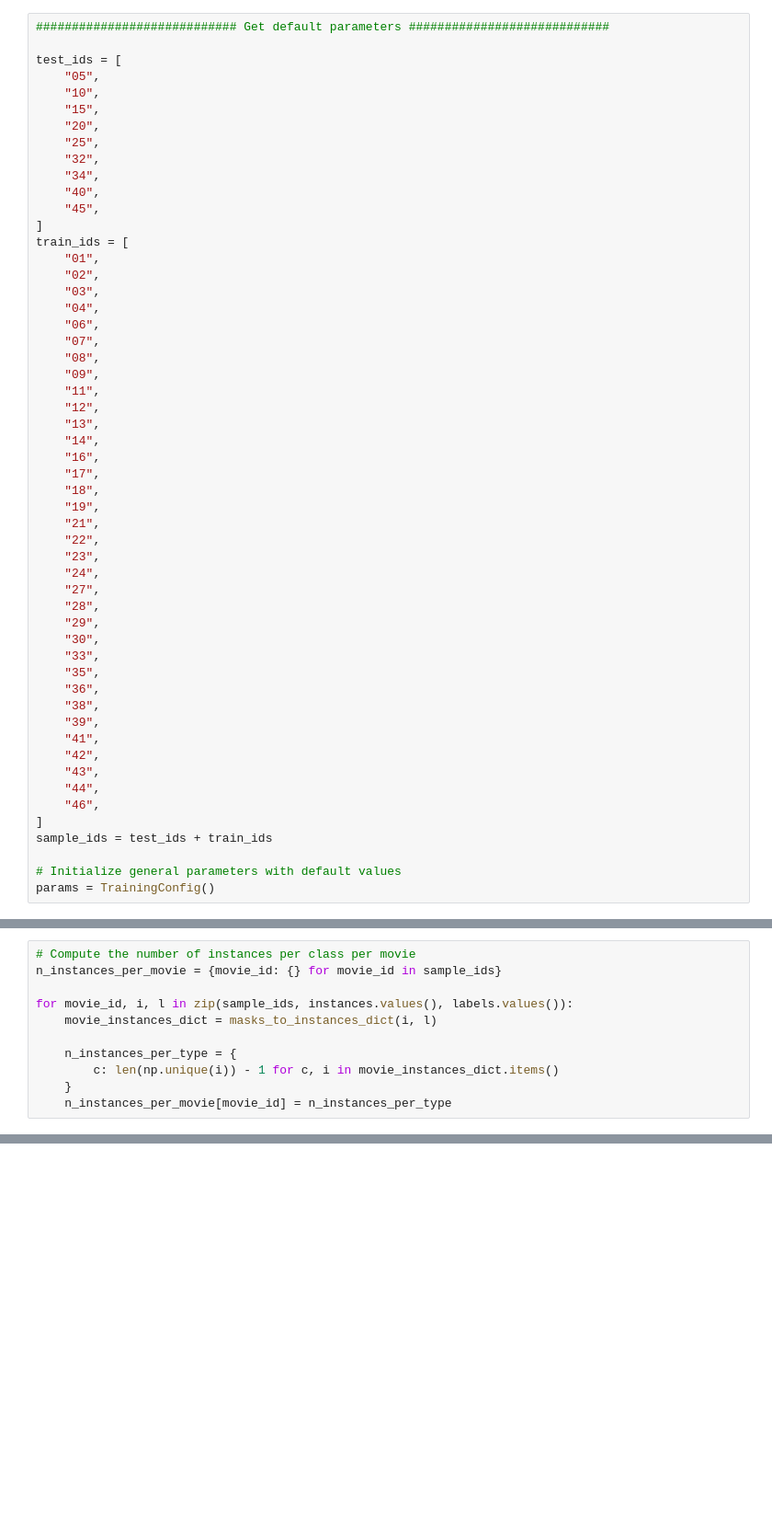
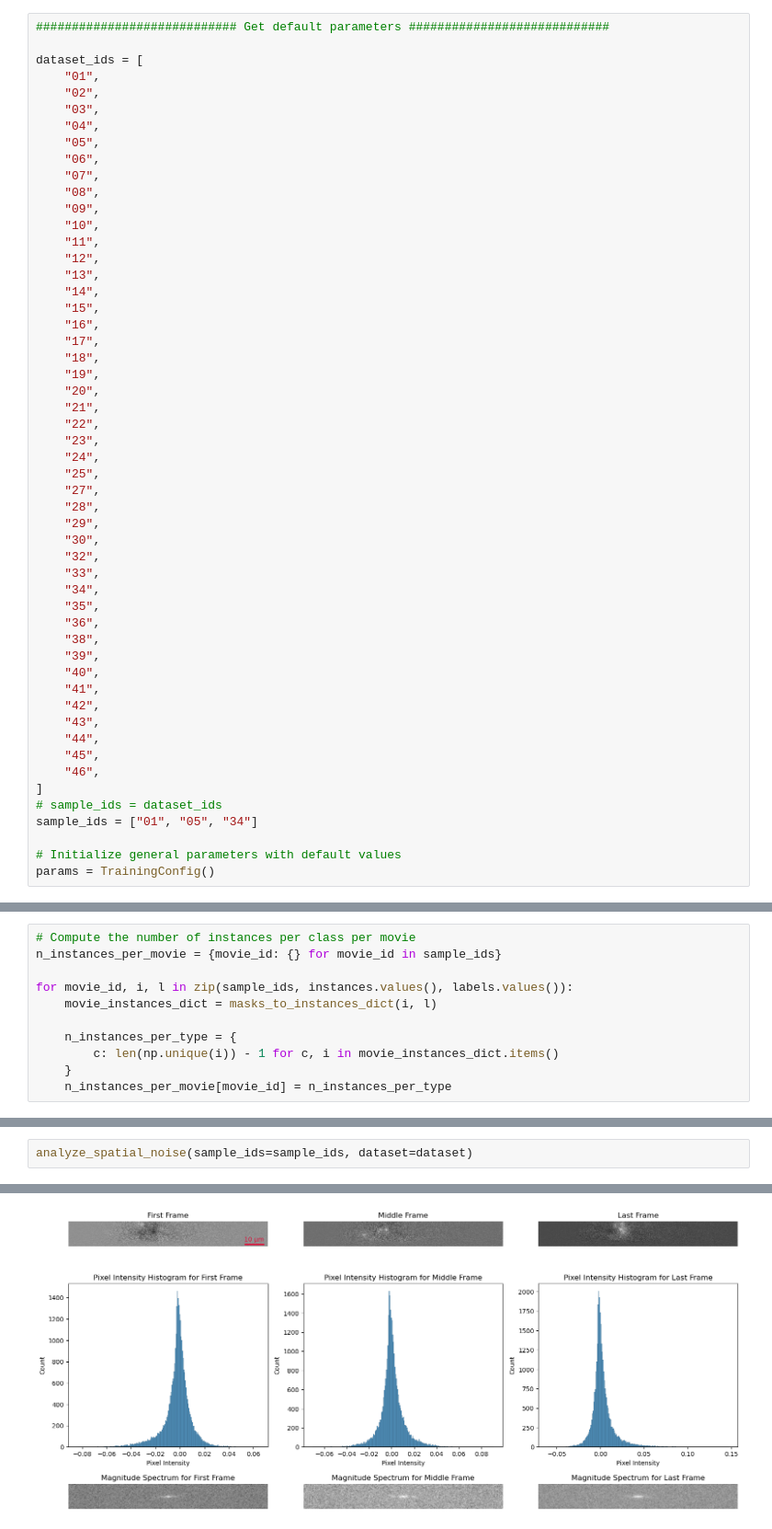
Before and after one commit to dottipr/sparks_project, a Jupyter notebook: notebooks_raw/ANALYSIS compute dataset stats.ipynb, the cells around one changed output, grey strips where cells are left out. Shown at 92% size. Drawn from its saved outputs; the diff is of its cells as text; blank space fills up the shorter version.

Commit message:
update notebook for noise analysis

```diff
--- a/notebooks_raw/ANALYSIS compute dataset stats.ipynb
+++ b/notebooks_raw/ANALYSIS compute dataset stats.ipynb
@@ -33,54 +60,53 @@ config.verbosity = 3  # To get debug messages
 # %%
 ############################ Get default parameters ############################
 
-test_ids = [
-    "05",
-    "10",
-    "15",
-    "20",
-    "25",
-    "32",
-    "34",
-    "40",
-    "45",
-]
-train_ids = [
+dataset_ids = [
     "01",
     "02",
     "03",
     "04",
+    "05",
     "06",
     "07",
     "08",
     "09",
+    "10",
     "11",
     "12",
     "13",
     "14",
+    "15",
     "16",
     "17",
     "18",
     "19",
+    "20",
     "21",
     "22",
     "23",
     "24",
+    "25",
     "27",
     "28",
     "29",
     "30",
+    "32",
     "33",
+    "34",
     "35",
     "36",
     "38",
     "39",
+    "40",
     "41",
     "42",
     "43",
     "44",
+    "45",
     "46",
 ]
-sample_ids = test_ids + train_ids
+# sample_ids = dataset_ids
+sample_ids = ["01", "05", "34"]
 
 # Initialize general parameters with default values
 params = TrainingConfig()
@@ -222,0 +573,3 @@ percentages
+# %%
+analyze_spatial_noise(sample_ids=sample_ids, dataset=dataset)
+# %% [output]
@@ -222,0 +581 @@ percentages
+[figure, added]
```
Also changed, not shown: parts of 23 cells of this notebook, 2 other files.
